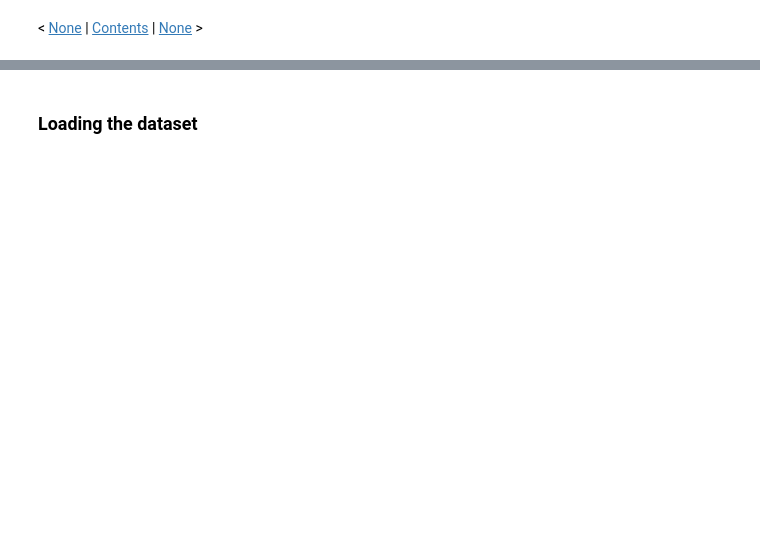
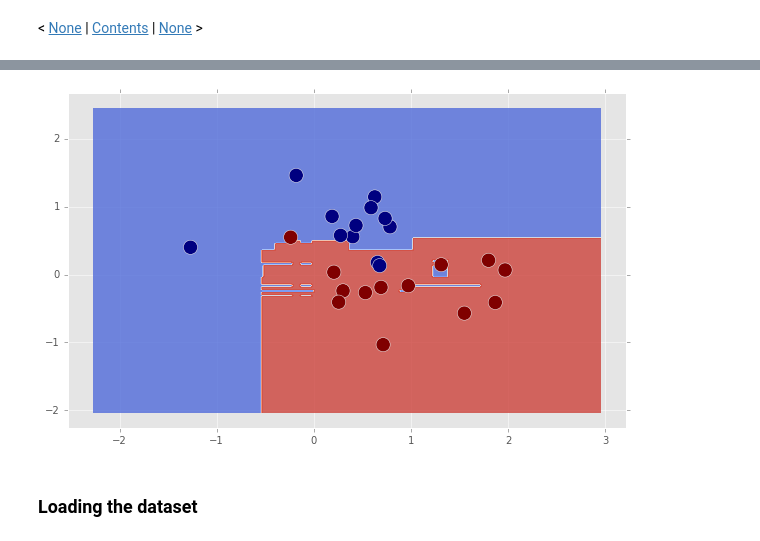
Before and after one commit to mbeyeler/opencv-machine-learning, a Jupyter notebook: notebooks/10.02-Using-Random-Forests-for-Face-Recognition.ipynb, the cells around one changed output, grey strips where cells are left out. Cells and saved outputs as stored; diff of their text form; code cells hidden in the pictures; blank space fills up the shorter version.

```diff
--- a/notebooks/10.02-Using-Random-Forests-for-Face-Recognition.ipynb
+++ b/notebooks/10.02-Using-Random-Forests-for-Face-Recognition.ipynb
@@ -15,0 +67,3 @@ If you find this content useful, please consider supporting the work by
+# %%
+from sklearn.ensemble import RandomForestClassifier
+forest = RandomForestClassifier(n_estimators=5, random_state=200)
@@ -16,3 +75,9 @@ If you find this content useful, please consider supporting the work by
+# %%
+plt.figure(figsize=(10, 6))
+plot_decision_boundary(forest, X_test, y_test)
+plt.savefig('forest.png')
+# %% [output]
+[figure, added]
 # %% [markdown]
 ### Loading the dataset
 # %%
```
Also changed, not shown: parts of 29 cells of this notebook, 2 other files.
